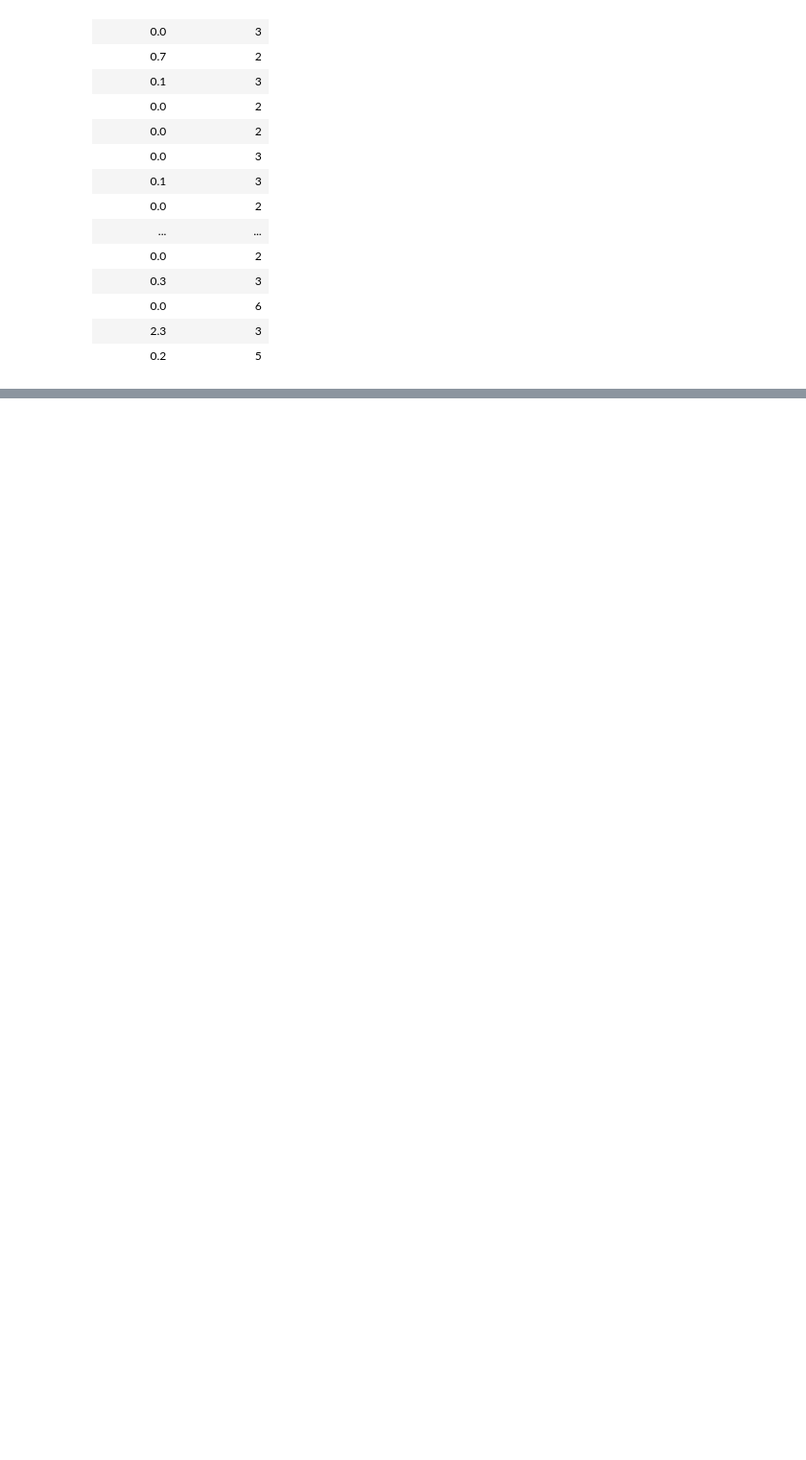
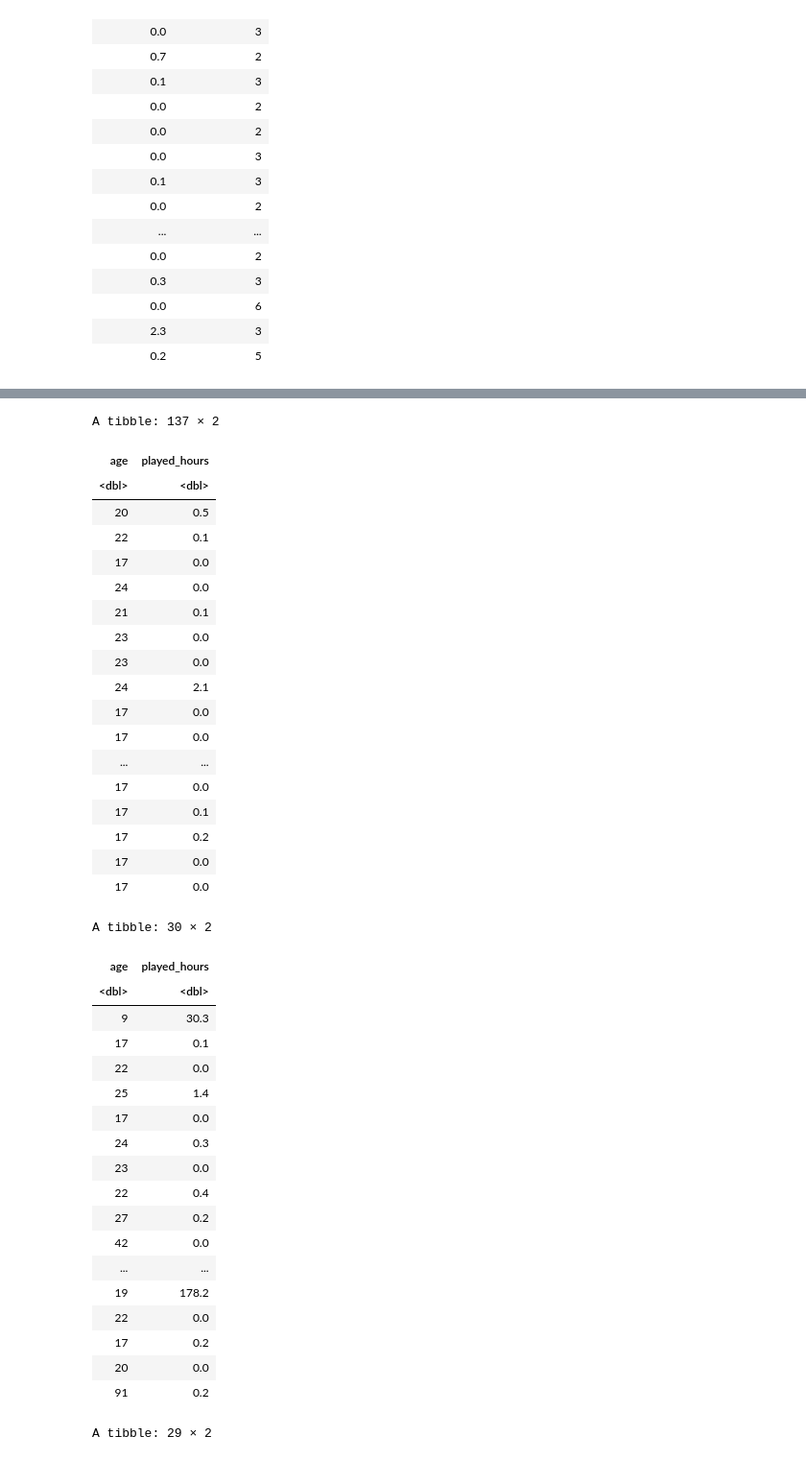
Before and after one commit to Kablosion/DSCI-100-Project, a Jupyter notebook: main_project.ipynb, the cells around one changed output, grey strips where cells are left out. Shown: that part at 96% size. Saved outputs shown, nothing was run; the diff lists cells and outputs as text; code cells hidden in the pictures; blank space fills up the shorter version.

```diff
--- a/main_project.ipynb
+++ b/main_project.ipynb
@@ -198,7 +331,56 @@ gender_testing <- testing(gender_split)
 # %%
 players_select_age_hours <- select(players_select, age, played_hours)
 
 # Split train and test for age and player hours
-age_split <- initial_split(players_select_age_hours, prop = 0.70, strata = played_hours)
-age_training <- training(age_split)
-age_testing <- testing(age_split)
+train_age_indices <- sample(1:nrow(players_select_age_hours), size = 0.7 * nrow(players_select_age_hours))
+
+players_select_age_hours_train <- players_select_age_hours[train_age_indices, ]
+players_select_age_hours_remaing <- players_select_age_hours[-train_age_indices, ]
+
+test_age_indices <- sample(1:nrow(players_select_age_hours_remaing), size = 0.5 * nrow(players_select_age_hours_remaing))
+players_select_age_hours_test <- players_select_age_hours_remaing[test_age_indices, ]
+players_select_age_hours_validation <- players_select_age_hours_remaing[-test_age_indices, ]
+
+players_select_age_hours_train
+players_select_age_hours_validation
+players_select_age_hours_test
+# %% [output]
+A tibble: 137 × 2
+| age | played_hours |
+| <dbl> | <dbl> |
+| 20 | 0.5 |
+| 22 | 0.1 |
+| 17 | 0.0 |
+| 24 | 0.0 |
+| 21 | 0.1 |
+| 23 | 0.0 |
+| 23 | 0.0 |
+| 24 | 2.1 |
+| 17 | 0.0 |
+| 17 | 0.0 |
+| ... | ... |
+| 17 | 0.0 |
+| 17 | 0.1 |
+| 17 | 0.2 |
+| 17 | 0.0 |
+| 17 | 0.0 |
+A tibble: 30 × 2
+| age | played_hours |
+| <dbl> | <dbl> |
+| 9 | 30.3 |
+| 17 | 0.1 |
+| 22 | 0.0 |
+| 25 | 1.4 |
+| 17 | 0.0 |
+| 24 | 0.3 |
+| 23 | 0.0 |
+| 22 | 0.4 |
+| 27 | 0.2 |
+| 42 | 0.0 |
+| ... | ... |
+| 19 | 178.2 |
+| 22 | 0.0 |
+| 17 | 0.2 |
+| 20 | 0.0 |
+| 91 | 0.2 |
+A tibble: 29 × 2
```
Also changed, not shown: parts of 4 cells of this notebook.
